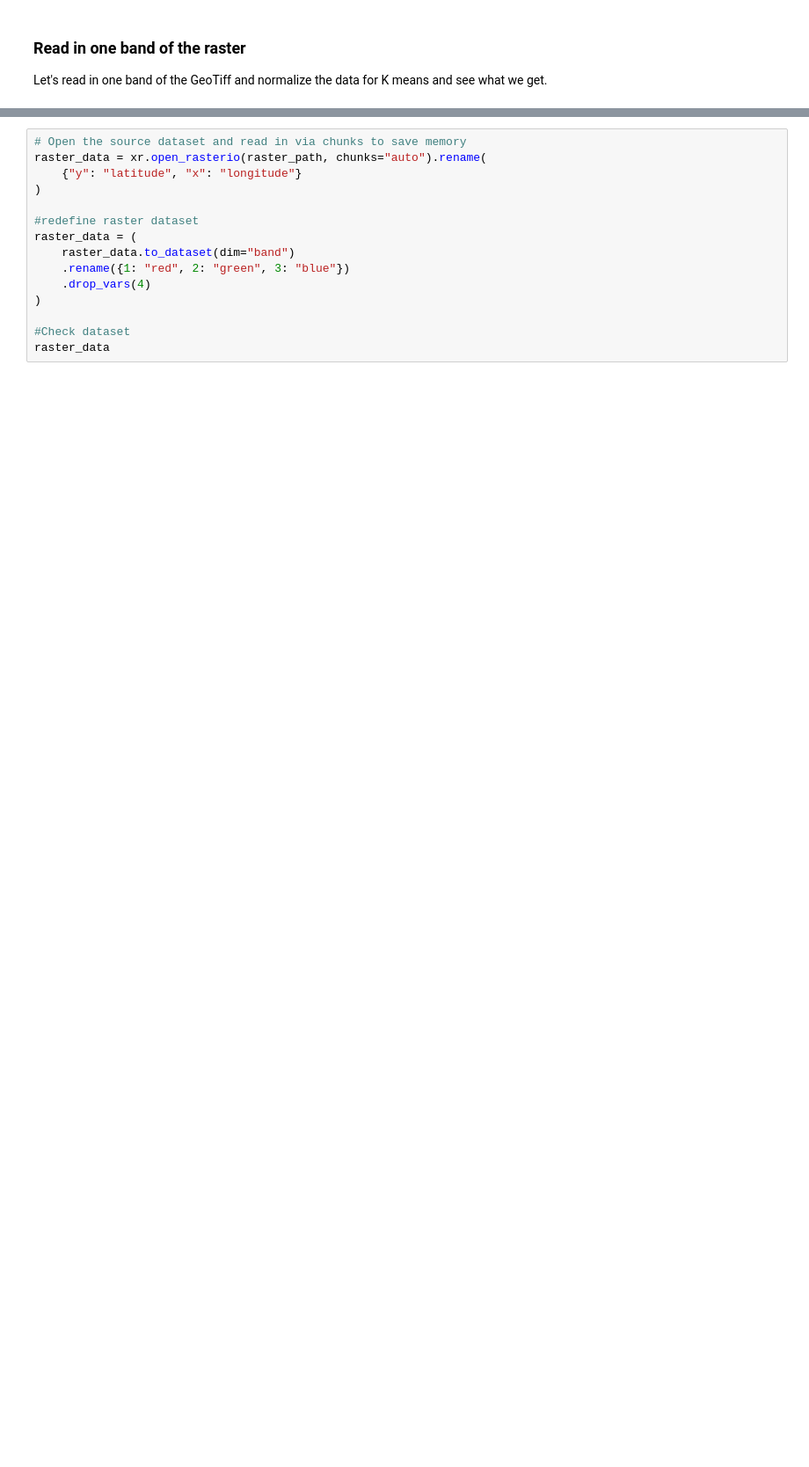
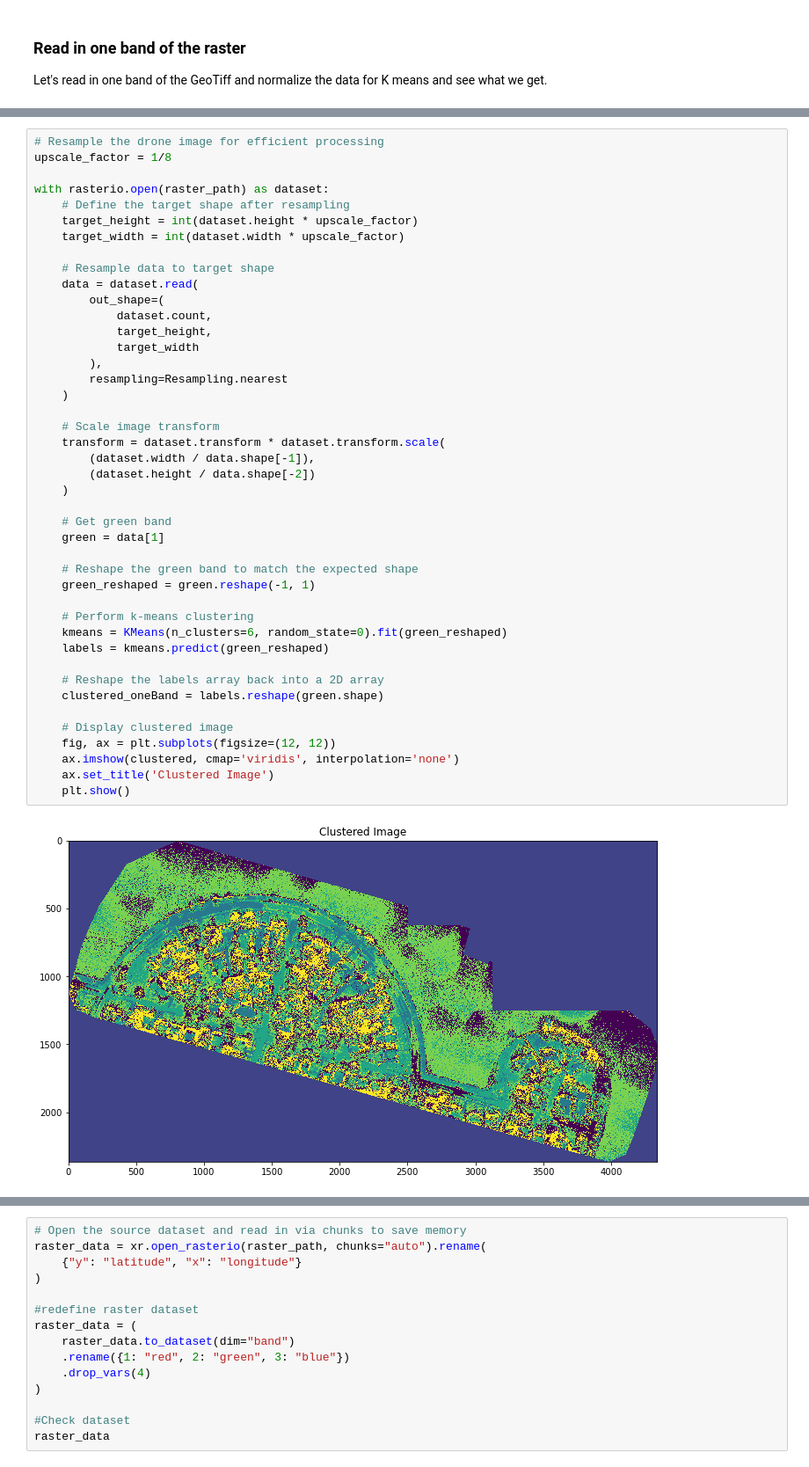
Before and after one commit to ODU-GeoSEA/va-datacube, a Jupyter notebook: real_world_examples/UAV_floodFeature.ipynb, the cells around one changed output, grey strips where cells are left out. Shown at 88% size. Cells and saved outputs as stored; diff of their text form; blank space fills up the shorter version.

Commit message:
Reworked to be more memory efficient

```diff
--- a/real_world_examples/UAV_floodFeature.ipynb
+++ b/real_world_examples/UAV_floodFeature.ipynb
@@ -206,0 +165,45 @@ plt.show()
+# %%
+# Resample the drone image for efficient processing
+upscale_factor = 1/8
+
+with rasterio.open(raster_path) as dataset:
+    # Define the target shape after resampling
+    target_height = int(dataset.height * upscale_factor)
+    target_width = int(dataset.width * upscale_factor)
+
+    # Resample data to target shape
+    data = dataset.read(
+        out_shape=(
+            dataset.count,
+            target_height,
+            target_width
+        ),
+        resampling=Resampling.nearest
+    )
+
+    # Scale image transform
+    transform = dataset.transform * dataset.transform.scale(
+        (dataset.width / data.shape[-1]),
+        (dataset.height / data.shape[-2])
+    )
+
+    # Get green band
+    green = data[1]
+
+    # Reshape the green band to match the expected shape
+    green_reshaped = green.reshape(-1, 1)
+
+    # Perform k-means clustering
+    kmeans = KMeans(n_clusters=6, random_state=0).fit(green_reshaped)
+    labels = kmeans.predict(green_reshaped)
+
+    # Reshape the labels array back into a 2D array
+    clustered_oneBand = labels.reshape(green.shape)
+
+    # Display clustered image
+    fig, ax = plt.subplots(figsize=(12, 12))
+    ax.imshow(clustered, cmap='viridis', interpolation='none')
+    ax.set_title('Clustered Image')
+    plt.show()
+# %% [output]
+[figure, added]
```
Also changed, not shown: parts of 8 cells of this notebook.
